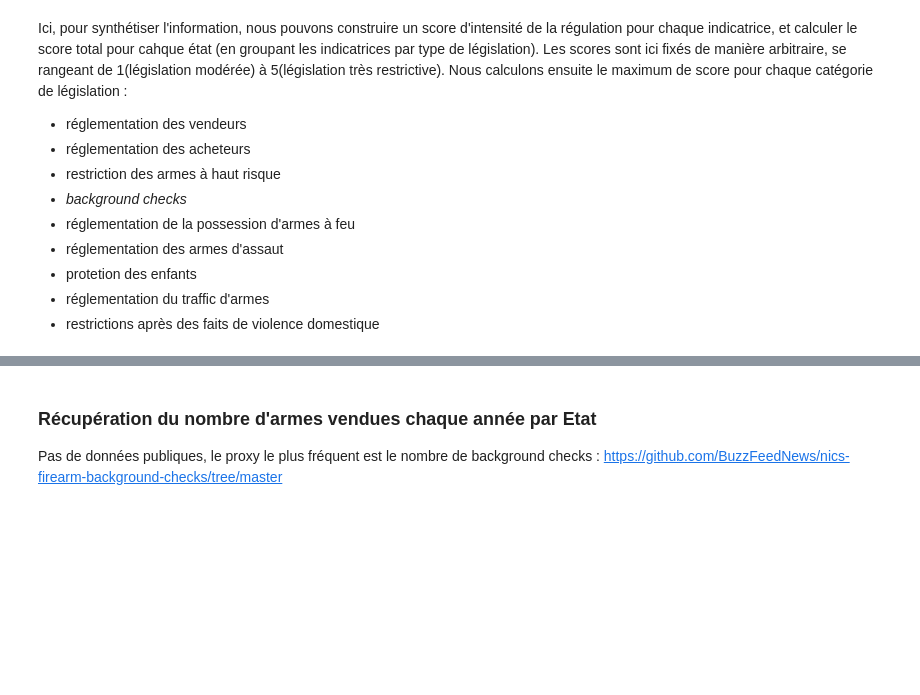
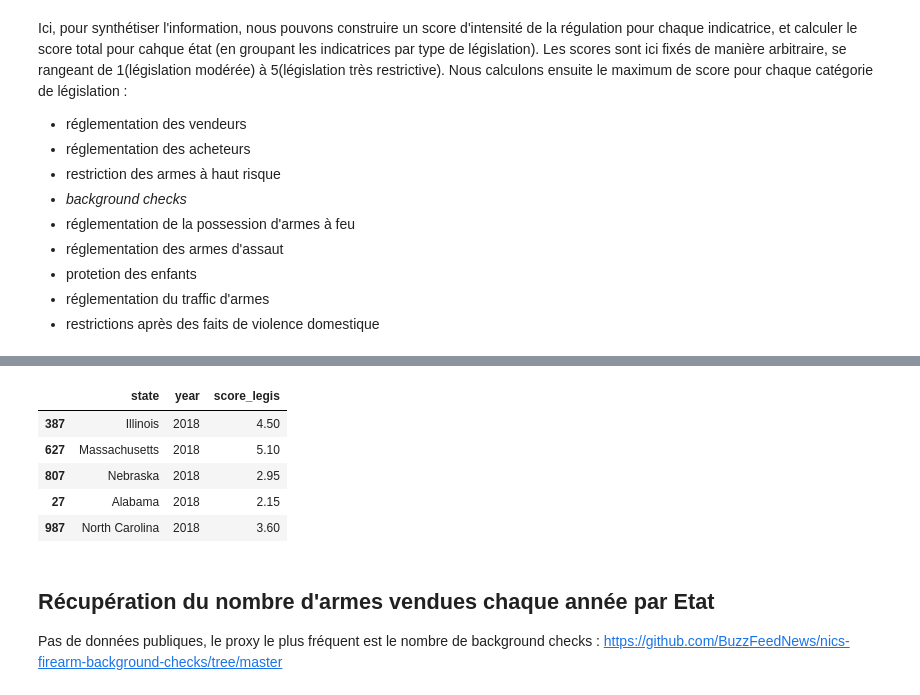
Before and after one commit to eleroux46/gun_violence, a Jupyter notebook: traitements_donnes.ipynb, the cells around one changed output, grey strips where cells are left out. Cells and saved outputs as stored; diff of their text form; code cells hidden in the pictures; blank space fills up the shorter version.

```diff
--- a/traitements_donnes.ipynb
+++ b/traitements_donnes.ipynb
@@ -561,5 +544,15 @@ geom_legis_db.loc[geom_legis_db['Etat'] == 'Florida']
+# %%
+legislation_db = legislation_db[['state', 'year', 'score_legis']]
+legislation_db.sample(5)
+# %% [output]
+|  | state | year | score_legis |
+| 387 | Illinois | 2018 | 4.50 |
+| 627 | Massachusetts | 2018 | 5.10 |
+| 807 | Nebraska | 2018 | 2.95 |
+| 27 | Alabama | 2018 | 2.15 |
+| 987 | North Carolina | 2018 | 3.60 |
 # %% [markdown]
-### Récupération du nombre d'armes vendues chaque année par Etat
+## Récupération du nombre d'armes vendues chaque année par Etat
 
 Pas de données publiques, le proxy le plus fréquent est le nombre de background checks : https://github.com/BuzzFeedNews/nics-firearm-background-checks/tree/master
 # %%
```
Also changed, not shown: parts of 32 cells of this notebook.
